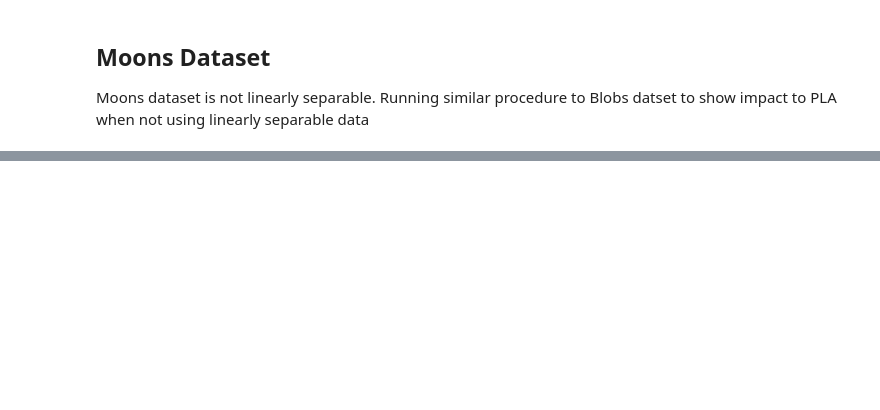
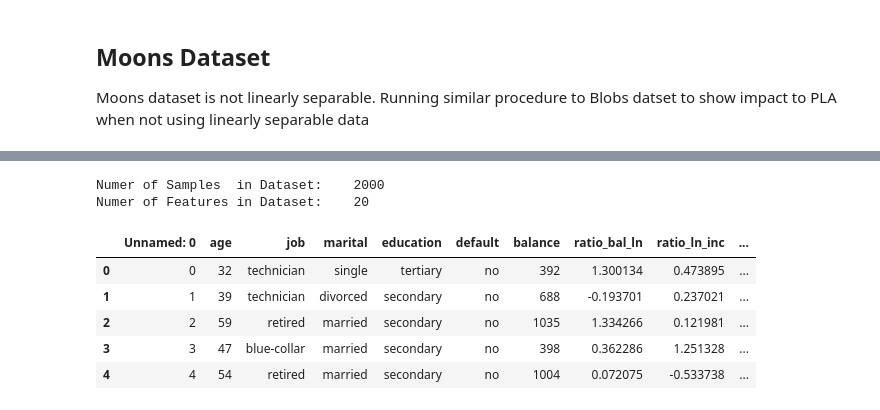
Before and after one commit to vipulpopat/MSCAI_Sem1_Etivity1, a Jupyter notebook: Etivity1.ipynb, the cells around one changed output, grey strips where cells are left out. Drawn from its saved outputs; the diff is of its cells as text; code cells hidden in the pictures; blank space fills up the shorter version.

Commit message:
Update Etivity1.ipynb
Added data for Task 1 and Task 2

```diff
--- a/Etivity1.ipynb
+++ b/Etivity1.ipynb
@@ -159,0 +167,19 @@ Calculation Error:               0.147
+# %%
+df = pd.read_csv('./bank_et1.csv')
+
+print("Numer of Samples  in Dataset:\t",df.shape[0])
+print("Numer of Features in Dataset:\t",df.shape[1])
+# %% [output]
+Numer of Samples  in Dataset:    2000
+Numer of Features in Dataset:    20
+# %%
+# Examine the first few data rows
+# Print first 5 rows of the dataframe
+df.head(5)
+# %% [output]
+|  | Unnamed: 0 | age | job | marital | education | default | balance | ratio_bal_ln | ratio_ln_inc | ... |
+| 0 | 0 | 32 | technician | single | tertiary | no | 392 | 1.300134 | 0.473895 | ... |
+| 1 | 1 | 39 | technician | divorced | secondary | no | 688 | -0.193701 | 0.237021 | ... |
+| 2 | 2 | 59 | retired | married | secondary | no | 1035 | 1.334266 | 0.121981 | ... |
+| 3 | 3 | 47 | blue-collar | married | secondary | no | 398 | 0.362286 | 1.251328 | ... |
+| 4 | 4 | 54 | retired | married | secondary | no | 1004 | 0.072075 | -0.533738 | ... |
```
Also changed, not shown: parts of 17 cells of this notebook.
